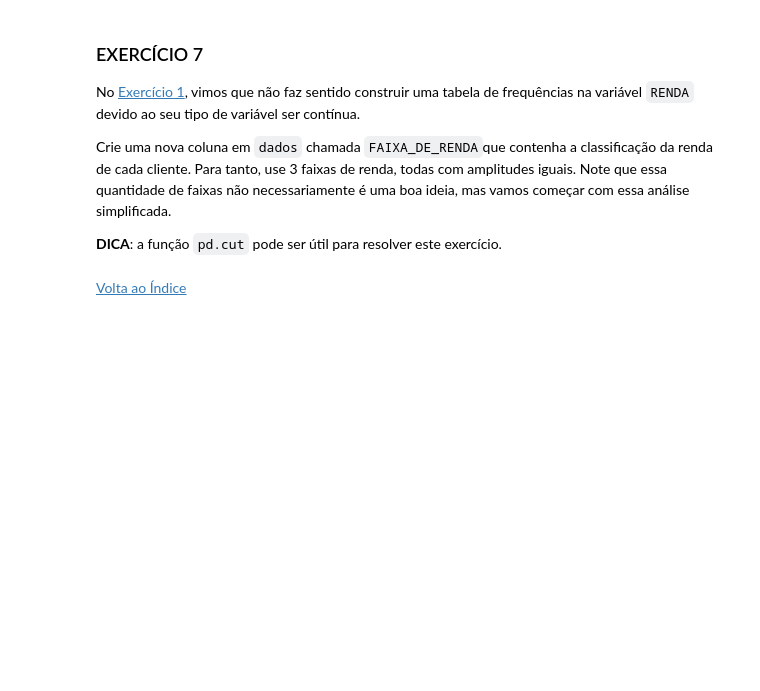
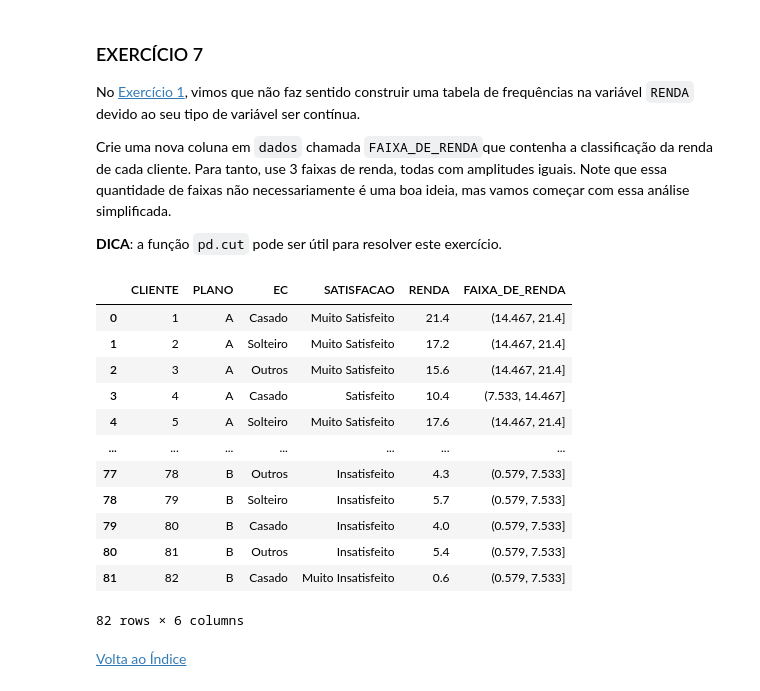
Before and after one commit to brunozalc/CD22-2, a Jupyter notebook: aula03/Aula03_Atividade_ExplorandoVariaveisQuantitativas.ipynb, the cells around one changed output. Drawn from its saved outputs; the diff is of its cells as text; code cells hidden in the pictures; blank space fills up the shorter version.

```diff
--- a/aula03/Aula03_Atividade_ExplorandoVariaveisQuantitativas.ipynb
+++ b/aula03/Aula03_Atividade_ExplorandoVariaveisQuantitativas.ipynb
@@ -210,6 +326,23 @@ Crie uma nova coluna em `dados` chamada `FAIXA_DE_RENDA`que contenha a classific
 **DICA**: a função `pd.cut` pode ser útil para resolver este exercício.
 # %%
 #ESCREVA SUA RESPOSTA AQUI
+
+dados["FAIXA_DE_RENDA"] = pd.cut(dados.RENDA, 3)
+dados
+# %% [output]
+|  | CLIENTE | PLANO | EC | SATISFACAO | RENDA | FAIXA_DE_RENDA |
+| 0 | 1 | A | Casado | Muito Satisfeito | 21.4 | (14.467, 21.4] |
+| 1 | 2 | A | Solteiro | Muito Satisfeito | 17.2 | (14.467, 21.4] |
+| 2 | 3 | A | Outros | Muito Satisfeito | 15.6 | (14.467, 21.4] |
+| 3 | 4 | A | Casado | Satisfeito | 10.4 | (7.533, 14.467] |
+| 4 | 5 | A | Solteiro | Muito Satisfeito | 17.6 | (14.467, 21.4] |
+| ... | ... | ... | ... | ... | ... | ... |
+| 77 | 78 | B | Outros | Insatisfeito | 4.3 | (0.579, 7.533] |
+| 78 | 79 | B | Solteiro | Insatisfeito | 5.7 | (0.579, 7.533] |
+| 79 | 80 | B | Casado | Insatisfeito | 4.0 | (0.579, 7.533] |
+| 80 | 81 | B | Outros | Insatisfeito | 5.4 | (0.579, 7.533] |
+| 81 | 82 | B | Casado | Muito Insatisfeito | 0.6 | (0.579, 7.533] |
+82 rows × 6 columns
 # %% [markdown]
 [Volta ao Índice](#indice)
 # %% [markdown]
```
Also changed, not shown: parts of 17 cells of this notebook, 3 other files.
